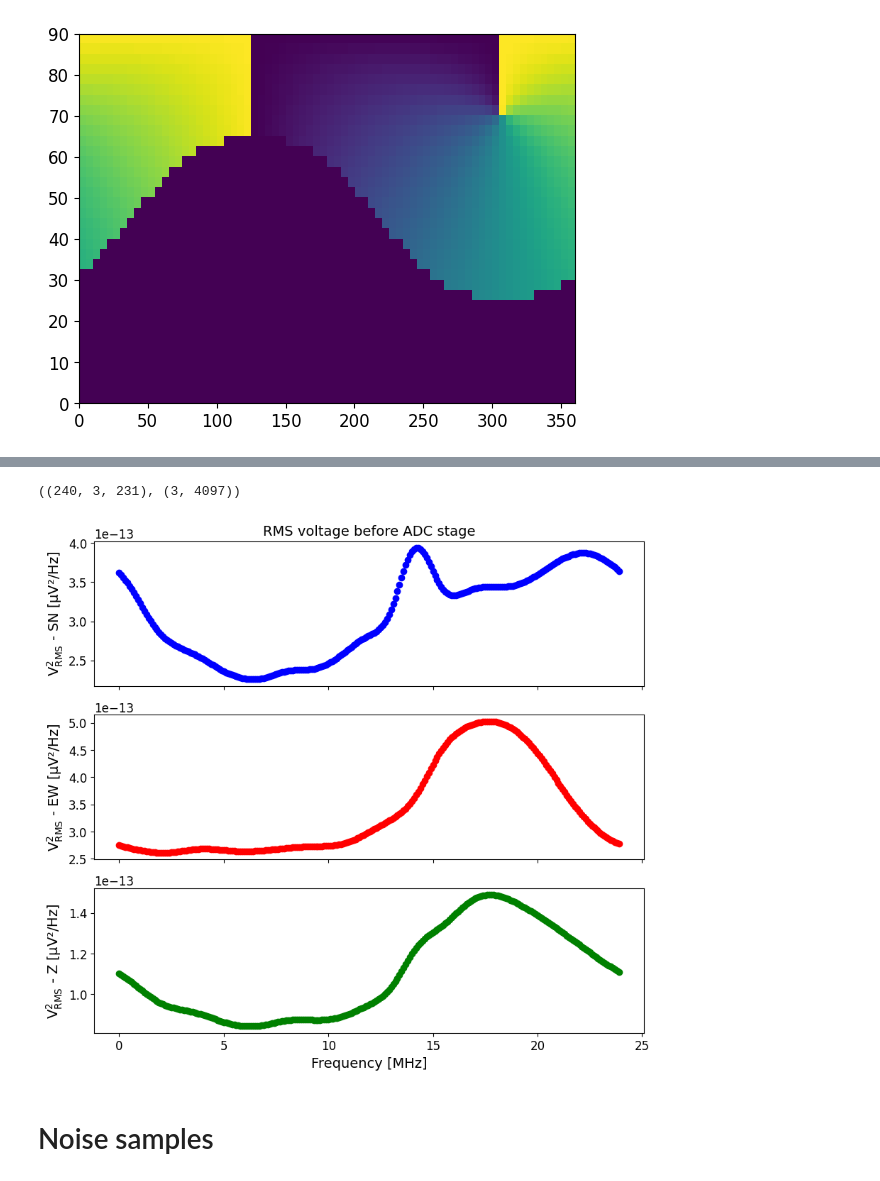
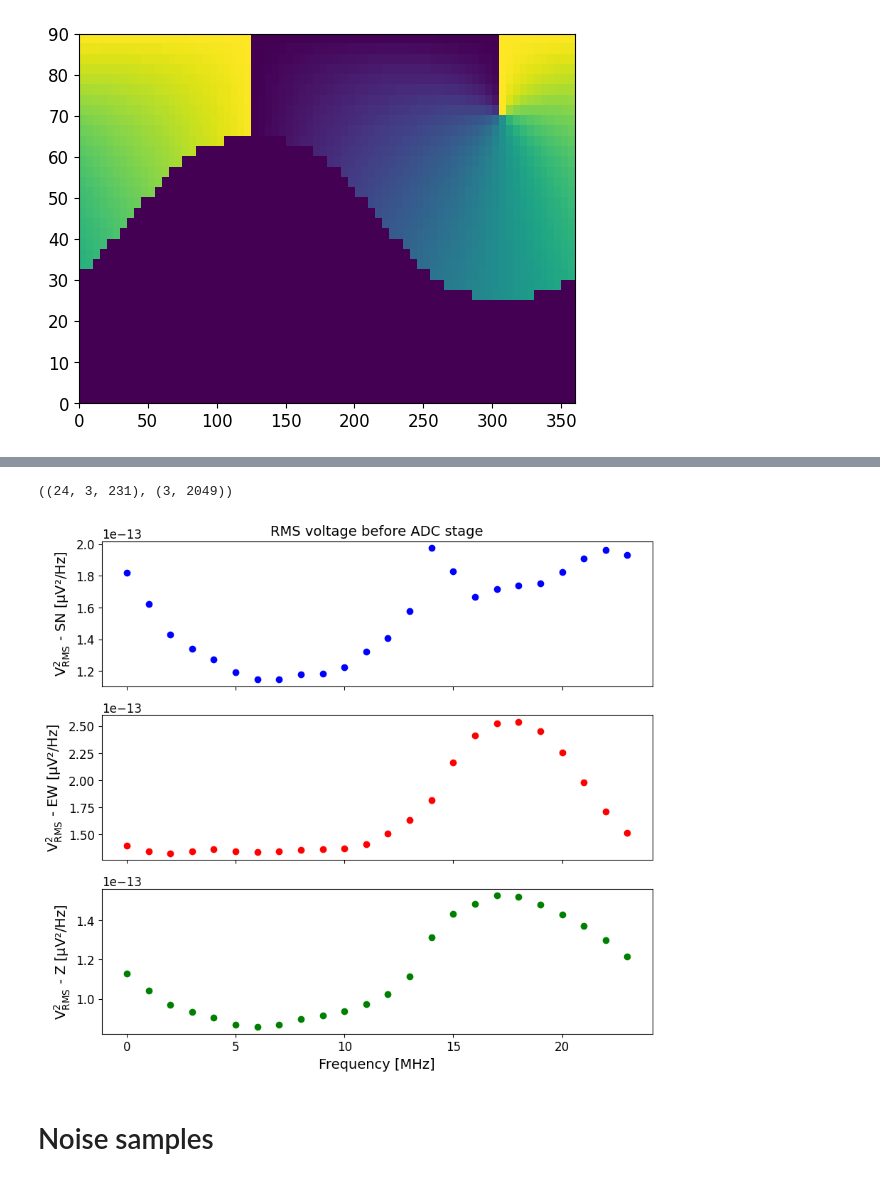
Before and after one commit to arsenefer/DU_response_computation, a Jupyter notebook: test_clean_noise.ipynb, the cells around one changed output, grey strips where cells are left out. Cells and saved outputs as stored; diff of their text form; code cells hidden in the pictures.

```diff
--- a/test_clean_noise.ipynb
+++ b/test_clean_noise.ipynb
@@ -25,10 +28,3 @@ latitude = (90-(42.2281)) * np.pi / 180
 LST_hours = np.arange(0,24,0.1)
 LST_radians = LST_hours * 15 * np.pi / 180
 target_freqs = np.fft.rfftfreq(8192, 1/2e9)
-# %%
-path_to_GP300_EW = "/volatile/home/af274537/Documents/WorkingDir/grand/data/detector/Light_GP300Antenna_EWarm_leff.npz"
-path_to_GP300_SN = "/volatile/home/af274537/Documents/WorkingDir/grand/data/detector/Light_GP300Antenna_SNarm_leff.npz"
-path_to_GP300_Z = "/volatile/home/af274537/Documents/WorkingDir/grand/data/detector/Light_GP300Antenna_Zarm_leff.npz"
-t_EW = open_gp300(path_to_GP300_EW)
-t_SN = open_gp300(path_to_GP300_SN)
-t_Z = open_gp300(path_to_GP300_Z)
@@ -65,0 +31,3 @@ target_freqs.shape
+# %%
+with open('antenna_configs/RF_params_new_leffs.json', "r") as f:
+    params_rf = json.load(f)
@@ -66,5 +39,14 @@ target_freqs.shape
 # %%
-noise_computer = compute_noise(LST_radians, latitude,
-                              [f"LFmap/LFmapshort{i}.npy" for i in range(20, 251)], np.arange(20,251)*1e6,target_freqs, tf,
-                              leff_x=t_SN, leff_y=t_EW, leff_z=t_Z)
+noise_computer = compute_noise(
+                            1,
+                            latitude,
+                            [f"{base_lfmap_path}/LFmapshort{i}.npy" for i in range(20, 251)],
+                            np.arange(20, 251) * 1e6,
+                            np.fft.rfftfreq(1024, 1 / 500e6),
+                            tf,
+                            leff_x=t_SN,
+                            leff_y=t_EW,
+                            leff_z=t_Z,
+                            duration=2.048e-6,
+                        )
 # %%
@@ -160,7 +82,7 @@ array([[[0.00000000e+00, 0.00000000e+00, 0.00000000e+00, ...,
 # %%
 noise_computer.P_nu.shape, tf.shape
 # %% [output]
-((240, 3, 231), (3, 4097))
+((24, 3, 231), (3, 2049))
 # %%
 # fig, ax = plt.subplots(3,1, figsize=(10, 9))
 # ax.scatter(LST_hours, np.sum(noise_computer.P_nu[:, 0, :] * np.abs(tf[0, :])**2, axis=1), color='blue', label='Vrms voc SN')
@@ -169,35 +91,35 @@ noise_computer.P_nu.shape, tf.shape
 # ax.set_title('RMS voltage at ADC stage as a function of frequency')
 
 # fig, ax = plt.subplots(figsize=(10, 3))
 # ax.scatter(LST_hours, (np.sum(noise_computer.P_nu[:, 1, :] * np.abs(tf[1, :])**2, axis=1)), color='red', label='Vrms voc SN')
 # ax.set_xlabel('Frequency [MHz]')
 # ax.set_ylabel('V$_{\\rm{RMS}}$ [µV².Hz$^{-1}$]')
 
 
 delta_nu = 1e6
 fig, ax = plt.subplots(3,1, figsize=(10, 9), sharex=True)
-mask = (noise_computer.frequencies>=60e6) & (noise_computer.frequencies<=80e6)
+mask = (noise_computer.LF_freqs>=60e6) & (noise_computer.LF_freqs<=80e6)
 
 ax[0].set_title('RMS voltage before ADC stage')
 ax[0].scatter((noise_computer.lst_rads*180/np.pi/15+12)%24, np.sum(noise_computer.P_nu[:, 0, mask], axis=1)*delta_nu, color='blue')
 # ax[0].scatter((noise_computer.lst_rads*180/np.pi/15+12)%24, np.sum(noise_computer.P_nu[:, 0, mask], axis=1)*delta_nu/4, color='blue', ls=':')
 ax[0].set_ylabel('V$_{\\rm{RMS}}^2$ - SN [µV²/Hz]')
 ax[1].scatter((noise_computer.lst_rads*180/np.pi/15+12)%24, np.sum(noise_computer.P_nu[:, 1, mask], axis=1)*delta_nu, color='red')
 # ax[1].scatter((noise_computer.lst_rads*180/np.pi/15+12)%24, np.sum(noise_computer.P_nu[:, 1, mask], axis=1)*delta_nu/4, color='red', ls=':')
 ax[1].set_ylabel('V$_{\\rm{RMS}}^2$ - EW [µV²/Hz]')
 ax[2].scatter((noise_computer.lst_rads*180/np.pi/15+12)%24, np.sum(noise_computer.P_nu[:, 2, mask], axis=1)*delta_nu, color='green')
 # ax[2].scatter((noise_computer.lst_rads*180/np.pi/15+12)%24, np.sum(noise_computer.P_nu[:, 2, mask], axis=1)*delta_nu/4, color='green', ls=':')
 ax[2].set_ylabel('V$_{\\rm{RMS}}^2$ - Z [µV²/Hz]')
 ax[2].set_xlabel('Frequency [MHz]')
 
 
 # ax[0].ticklabel_format(axis='y', style='sci', scilimits=(5,5))
 # ax[1].ticklabel_format(axis='y', style='sci', scilimits=(5,5))
 # ax[2].ticklabel_format(axis='y', style='sci', scilimits=(4,4))
 ax[2].ticklabel_format(axis='y', style='sci', scilimits=(10,2))
 # plt.tight_layout()
 # %% [output]
-[figure, old version]
+[figure, new version]
 # %% [markdown]
 # Noise samples
 # %%
```
Also changed, not shown: parts of 23 cells of this notebook, 3 other files.
